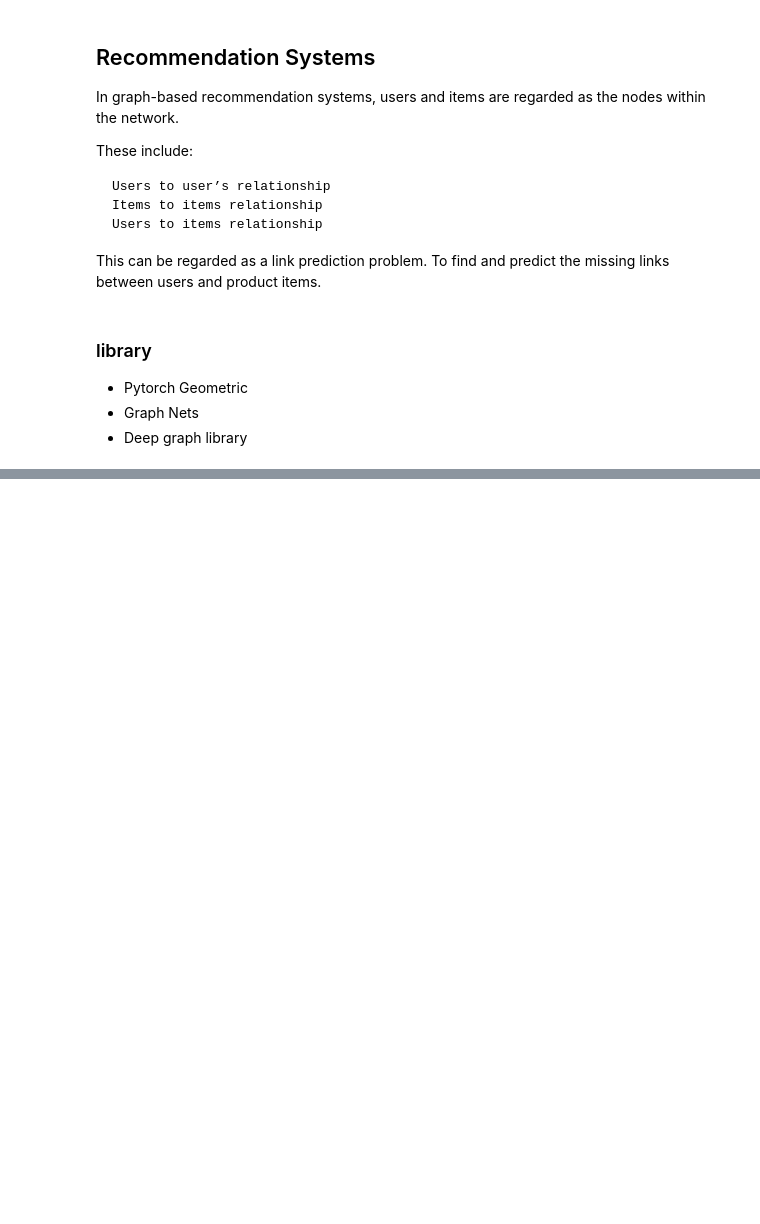
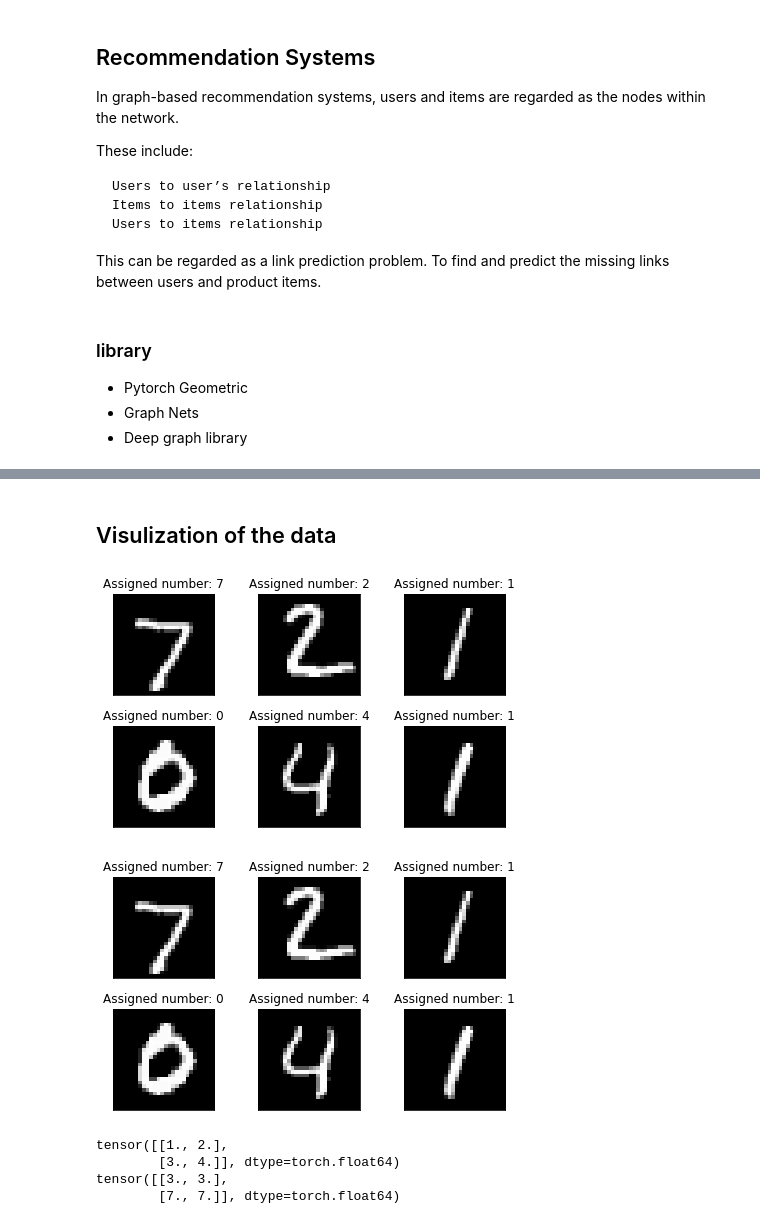
Before and after one commit to pragneshrana/LearnDataScience, a Jupyter notebook: GNN.ipynb, the cells around one changed output, grey strips where cells are left out. Drawn from its saved outputs; the diff is of its cells as text; code cells hidden in the pictures; blank space fills up the shorter version.

```diff
--- a/GNN.ipynb
+++ b/GNN.ipynb
@@ -352,0 +364,17 @@ This can be regarded as a link prediction problem. To find and predict the missi
+# %%
+BATCH_SIZE = 32
+
+## transformations
+transform = transforms.Compose([transforms.ToTensor()])
+
+## download and load training dataset
+trainset = torchvision.datasets.MNIST(root='./data', train=True,
+                                        download=True, transform=transform)
+trainloader = torch.utils.data.DataLoader(trainset, batch_size=BATCH_SIZE,
+                                          shuffle=True, num_workers=2)
+
+## download and load testing dataset
+testset = torchvision.datasets.MNIST(root='./data', train=False,
+                                       download=True, transform=transform)
+testloader = torch.utils.data.DataLoader(testset, batch_size=BATCH_SIZE,
+                                         shuffle=False, num_workers=2)
@@ -352,0 +397,36 @@ This can be regarded as a link prediction problem. To find and predict the missi
+# %% [markdown]
+## Visulization of the data
+# %%
+examples = enumerate(testloader)
+batch_idx, (example_data, example_targets) = next(examples)
+
+import matplotlib.pyplot as plt
+
+fig = plt.figure()
+for i in range(6):
+  plt.subplot(2,3,i+1)
+  plt.tight_layout()
+  plt.imshow(example_data[i][0], cmap='gray', interpolation='none')
+  plt.title("Assigned number: {}".format(example_targets[i]))
+  plt.xticks([])
+  plt.yticks([])
+fig
+# %% [output]
+[figure, added]
+[figure, added]
+# %%
+# sample data
+import numpy as np
+a = np.array([[1,2],[3,4]])
+b = np.ones((2,2))
+
+ta = torch.tensor(a, dtype=float) #.to('cuda:0')
+tb = torch.ones(2,2, dtype=float) #.to('cuda:0')
+
+print(ta)
+print(ta @ tb)
+# %% [output]
+tensor([[1., 2.],
+        [3., 4.]], dtype=torch.float64)
+tensor([[3., 3.],
+        [7., 7.]], dtype=torch.float64)
```
Also changed, not shown: parts of 34 cells of this notebook.
